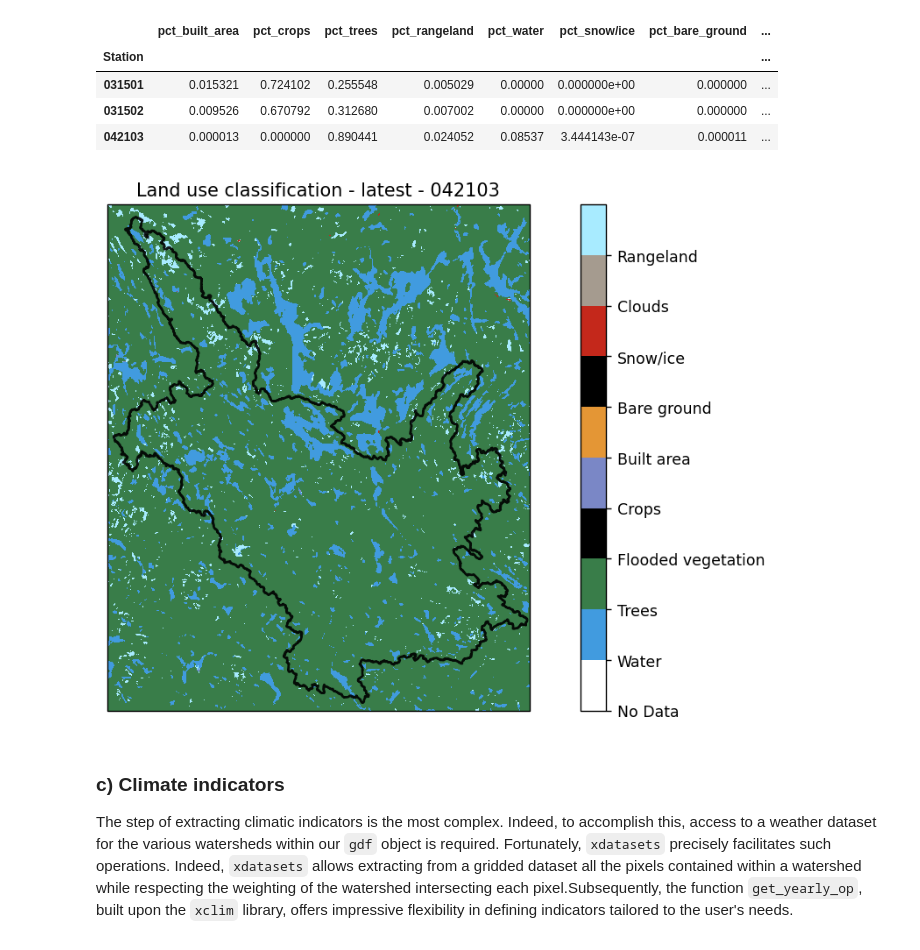
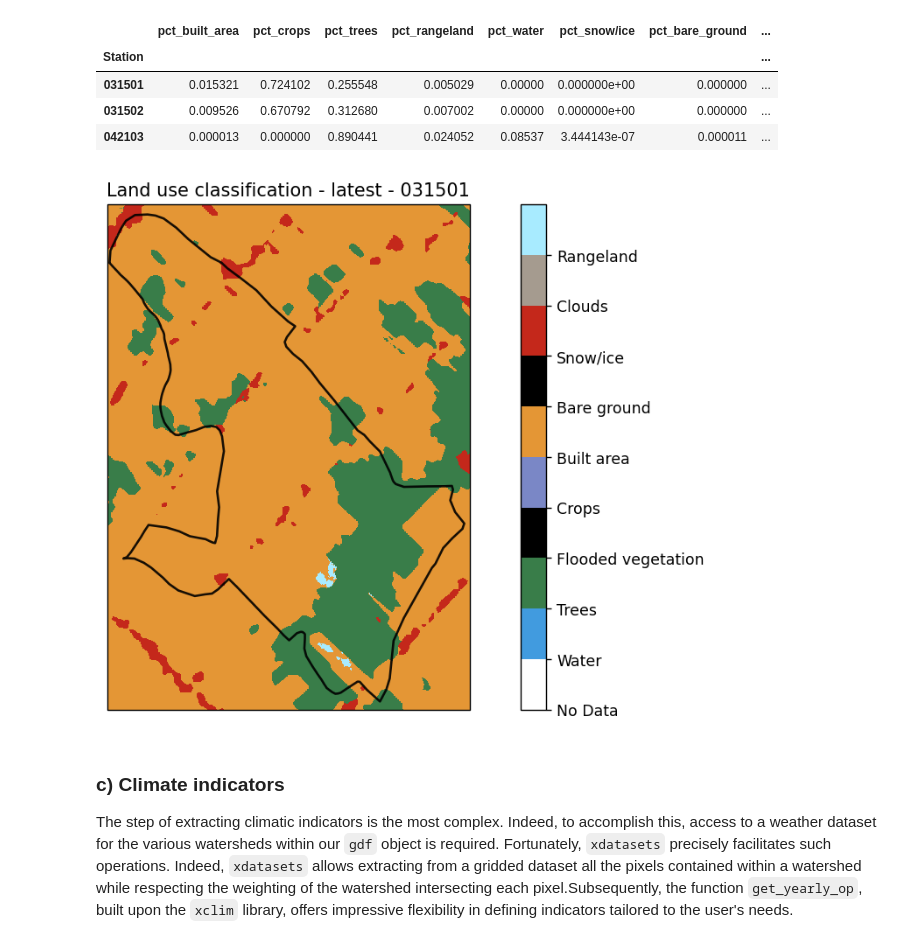
Before and after one commit to hydrologie/xhydro, a Jupyter notebook: docs/notebooks/gis.ipynb, the cells around one changed output. Drawn from its saved outputs; the diff is of its cells as text; code cells hidden in the pictures.

```diff
--- a/docs/notebooks/gis.ipynb
+++ b/docs/notebooks/gis.ipynb
@@ -160,9 +160,9 @@ df
 | 031502 | 0.009526 | 0.670792 | 0.312680 | 0.007002 | 0.00000 | 0.000000e+00 | 0.000000 | ... |
 | 042103 | 0.000013 | 0.000000 | 0.890441 | 0.024052 | 0.08537 | 3.444143e-07 | 0.000011 | ... |
 # %%
-ax = xhgis.land_use_plot(gdf, unique_id="Station", idx=2)
+ax = xhgis.land_use_plot(gdf, unique_id="Station", idx=0)
 # %% [output]
-[figure, old version]
+[figure, new version]
 # %% [markdown]
 ### c) Climate indicators
 The step of extracting climatic indicators is the most complex. Indeed, to accomplish this, access to a weather dataset for the various watersheds within our `gdf` object is required. Fortunately, `xdatasets` precisely facilitates such operations. Indeed, `xdatasets` allows extracting from a gridded dataset all the pixels contained within a watershed while respecting the weighting of the watershed intersecting each pixel.Subsequently, the function `get_yearly_op`, built upon the `xclim` library, offers impressive flexibility in defining indicators tailored to the user's needs.
```
Also changed, not shown: parts of 2 cells of this notebook.
